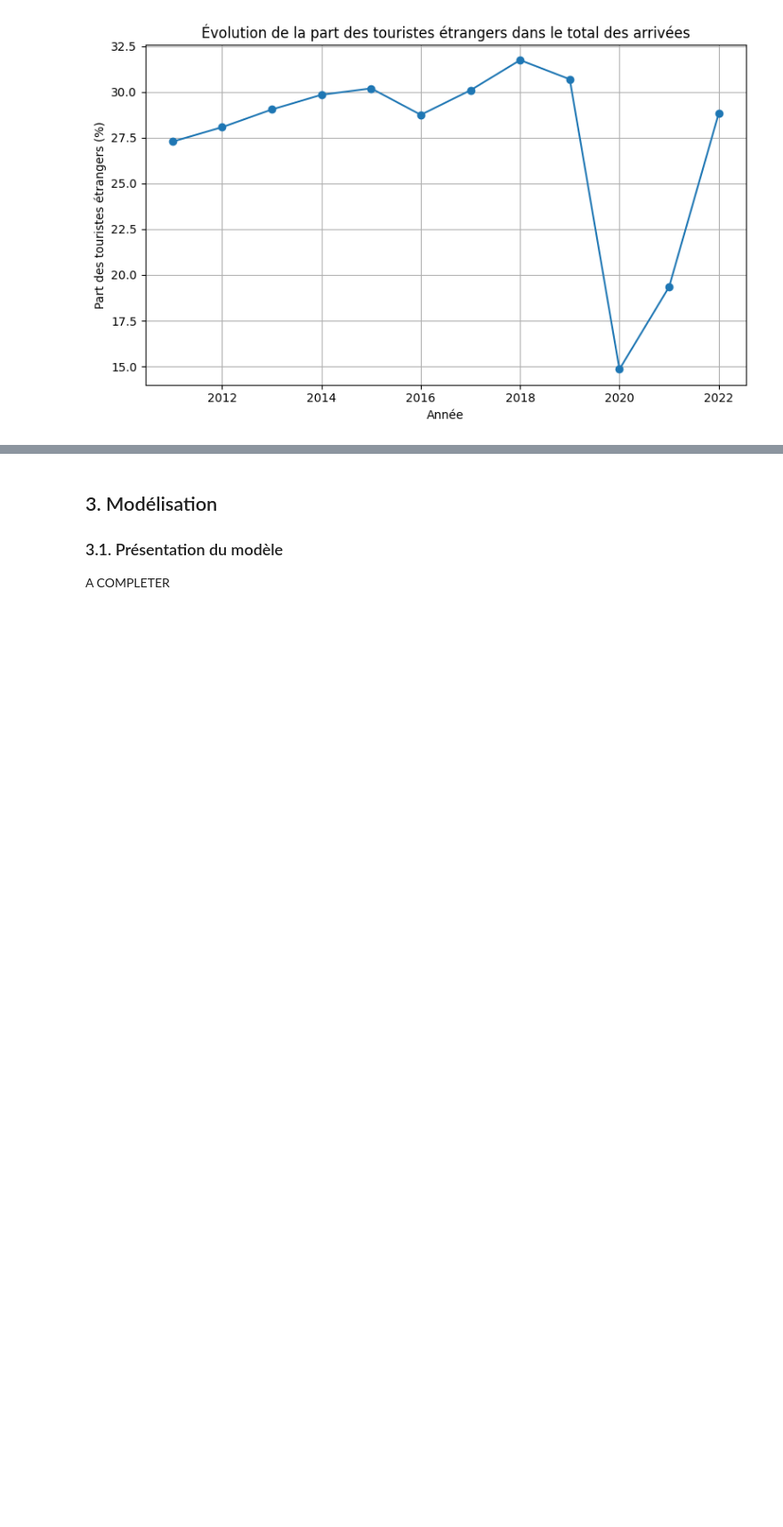
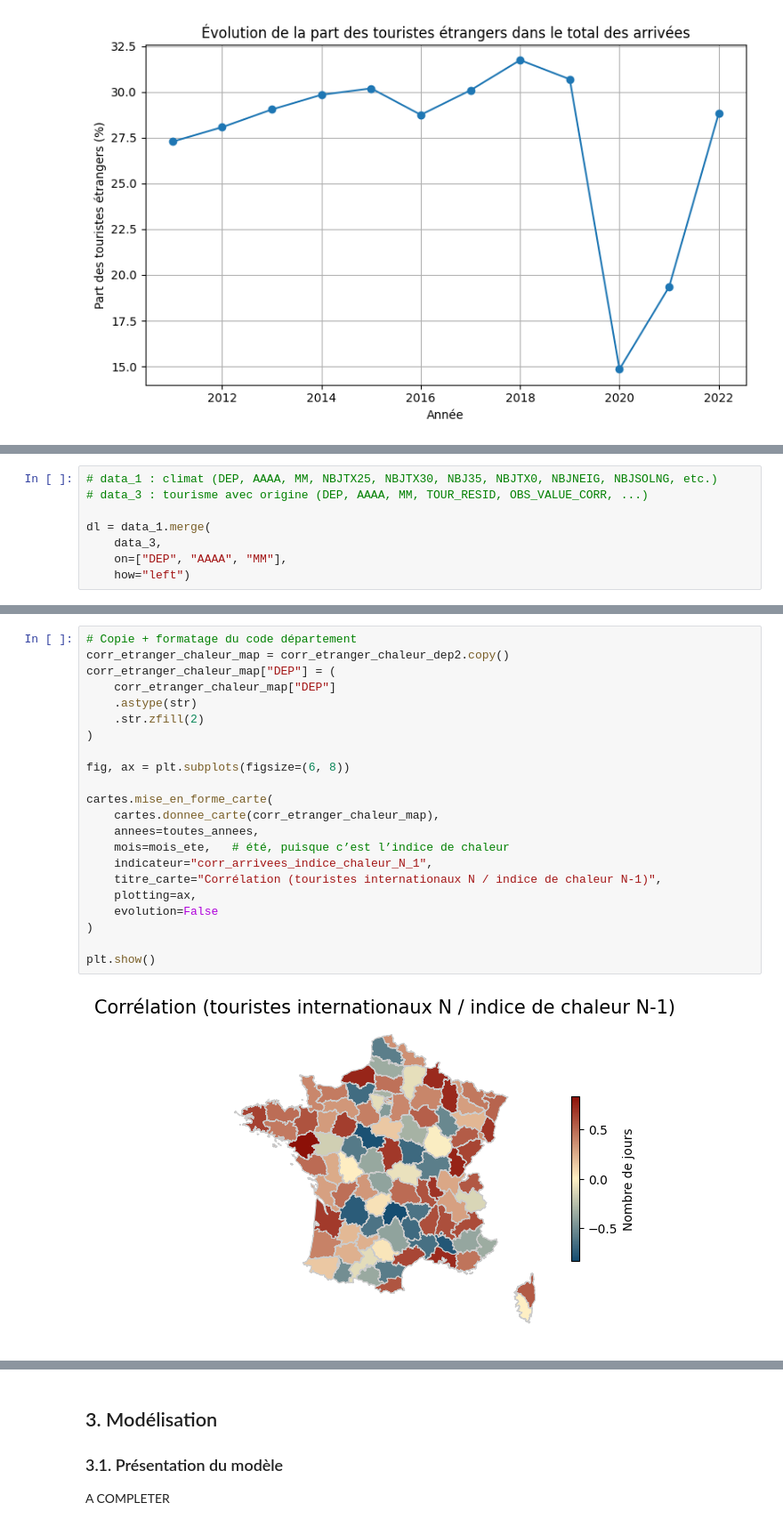
Before and after one commit to Manonchvllr/Project, a Jupyter notebook: rapport.ipynb, the cells around one changed output, grey strips where cells are left out. Shown at 89% size. Saved outputs shown, nothing was run; the diff lists cells and outputs as text; blank space fills up the shorter version.

Commit message:
Prise en compte de l'origine des touristes

```diff
--- a/rapport.ipynb
+++ b/rapport.ipynb
@@ -803,0 +821,8 @@ plt.show()
+# %%
+# data_1 : climat (DEP, AAAA, MM, NBJTX25, NBJTX30, NBJ35, NBJTX0, NBJNEIG, NBJSOLNG, etc.)
+# data_3 : tourisme avec origine (DEP, AAAA, MM, TOUR_RESID, OBS_VALUE_CORR, ...)
+
+dl = data_1.merge(
+    data_3,
+    on=["DEP", "AAAA", "MM"],
+    how="left")
@@ -803,0 +1022,24 @@ plt.show()
+# %%
+# Copie + formatage du code département
+corr_etranger_chaleur_map = corr_etranger_chaleur_dep2.copy()
+corr_etranger_chaleur_map["DEP"] = (
+    corr_etranger_chaleur_map["DEP"]
+    .astype(str)
+    .str.zfill(2)
+)
+
+fig, ax = plt.subplots(figsize=(6, 8))
+
+cartes.mise_en_forme_carte(
+    cartes.donnee_carte(corr_etranger_chaleur_map),
+    annees=toutes_annees,
+    mois=mois_ete,   # été, puisque c’est l’indice de chaleur
+    indicateur="corr_arrivees_indice_chaleur_N_1",
+    titre_carte="Corrélation (touristes internationaux N / indice de chaleur N-1)",
+    plotting=ax,
+    evolution=False
+)
+
+plt.show()
+# %% [output]
+[figure, added]
```
Also changed, not shown: parts of 19 cells of this notebook.
